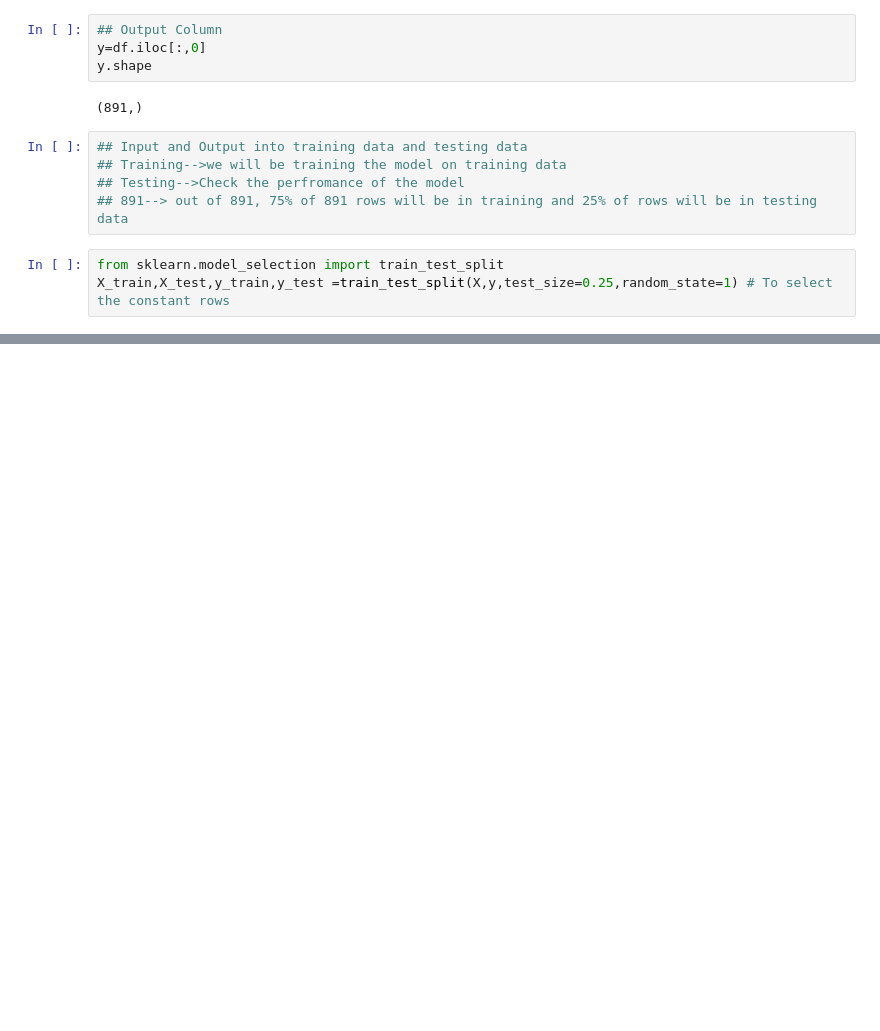
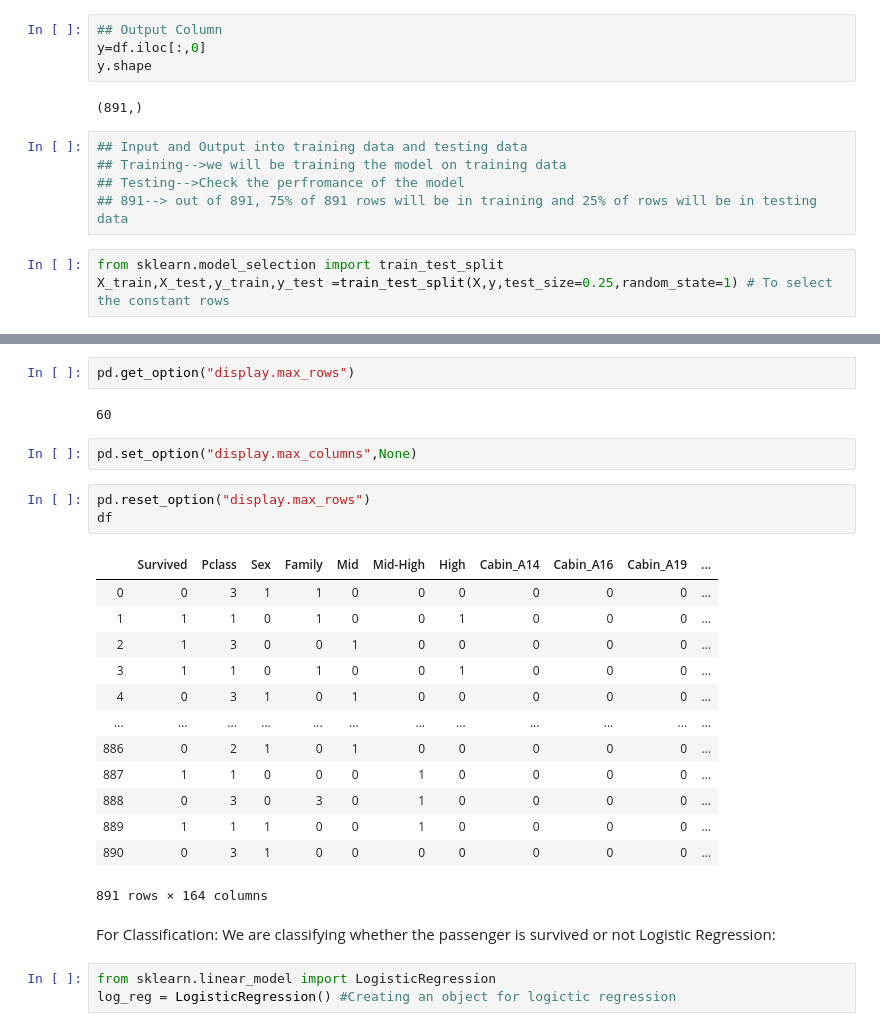
Before and after one commit to Ranga440/AIML, a Jupyter notebook: 19-06-2020.ipynb, the cells around one changed output, grey strips where cells are left out. Drawn from its saved outputs; the diff is of its cells as text; blank space fills up the shorter version.

```diff
--- a/19-06-2020.ipynb
+++ b/19-06-2020.ipynb
@@ -387,0 +422,29 @@ X_train
+# %%
+pd.get_option("display.max_rows")
+# %% [output]
+60
+# %%
+pd.set_option("display.max_columns",None)
+# %%
+pd.reset_option("display.max_rows")
+df
+# %% [output]
+|  | Survived | Pclass | Sex | Family | Mid | Mid-High | High | Cabin_A14 | Cabin_A16 | Cabin_A19 | ... |
+| 0 | 0 | 3 | 1 | 1 | 0 | 0 | 0 | 0 | 0 | 0 | ... |
+| 1 | 1 | 1 | 0 | 1 | 0 | 0 | 1 | 0 | 0 | 0 | ... |
+| 2 | 1 | 3 | 0 | 0 | 1 | 0 | 0 | 0 | 0 | 0 | ... |
+| 3 | 1 | 1 | 0 | 1 | 0 | 0 | 1 | 0 | 0 | 0 | ... |
+| 4 | 0 | 3 | 1 | 0 | 1 | 0 | 0 | 0 | 0 | 0 | ... |
+| ... | ... | ... | ... | ... | ... | ... | ... | ... | ... | ... | ... |
+| 886 | 0 | 2 | 1 | 0 | 1 | 0 | 0 | 0 | 0 | 0 | ... |
+| 887 | 1 | 1 | 0 | 0 | 0 | 1 | 0 | 0 | 0 | 0 | ... |
+| 888 | 0 | 3 | 0 | 3 | 0 | 1 | 0 | 0 | 0 | 0 | ... |
+| 889 | 1 | 1 | 1 | 0 | 0 | 1 | 0 | 0 | 0 | 0 | ... |
+| 890 | 0 | 3 | 1 | 0 | 0 | 0 | 0 | 0 | 0 | 0 | ... |
+891 rows × 164 columns
+# %% [markdown]
+For Classification: We are classifying whether the passenger is survived or not
+        Logistic Regression:
+# %%
+from sklearn.linear_model import LogisticRegression
+log_reg = LogisticRegression() #Creating an object for logictic regression
```
Also changed, not shown: parts of 26 cells of this notebook.
